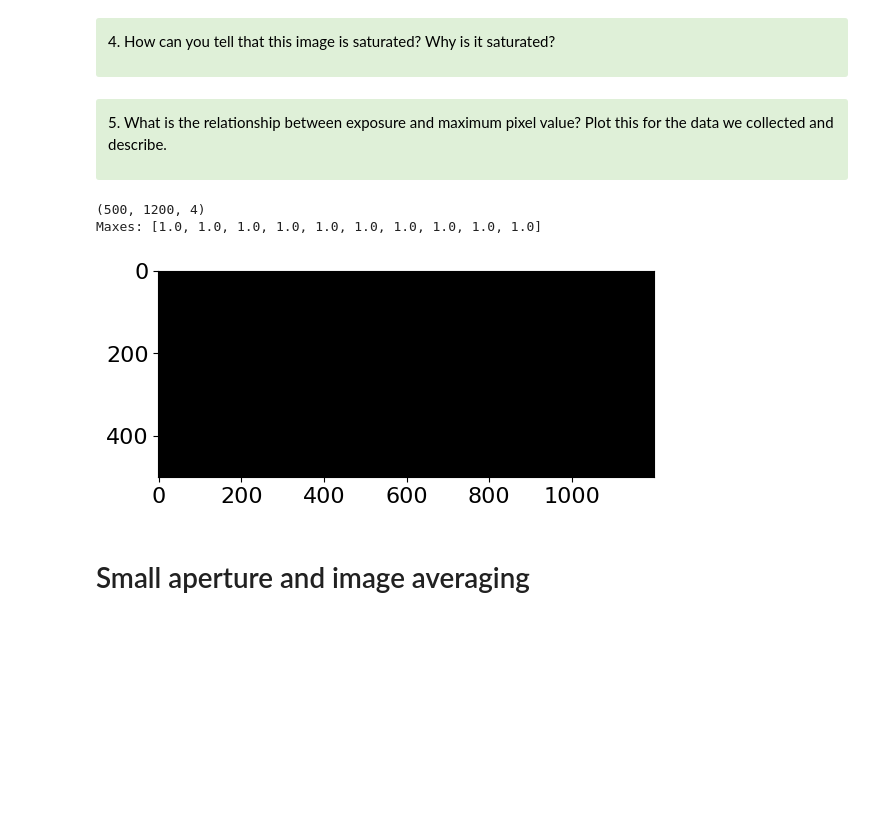
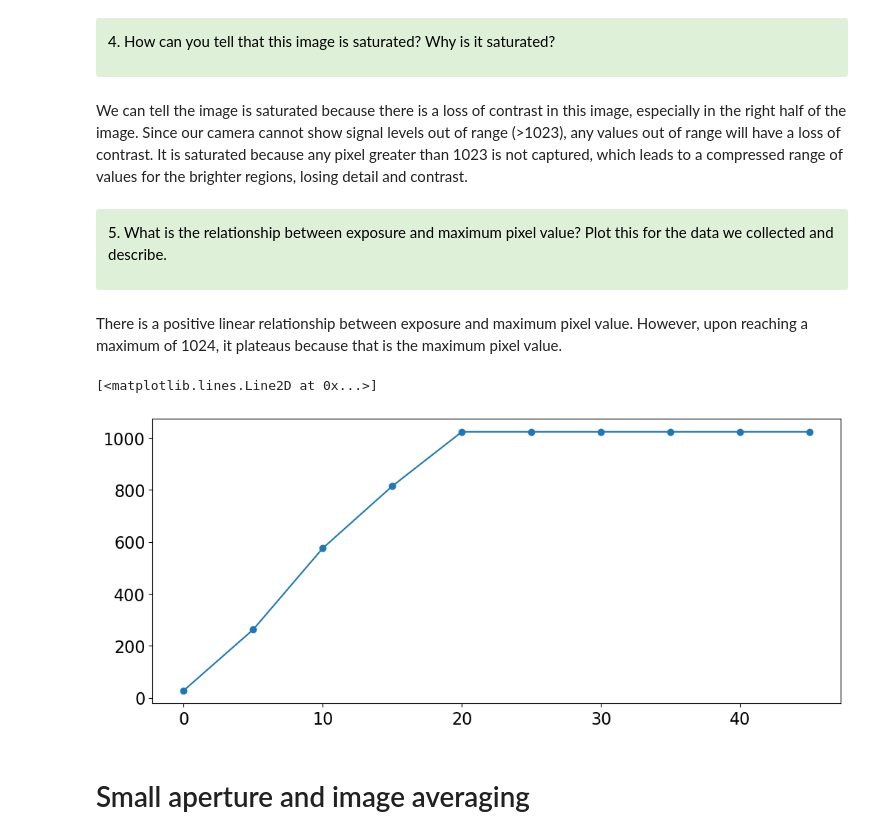
Before and after one commit to lilchromozome/Build_Imager_2025, a Jupyter notebook: Lab1/Lab1 Part1 (Clean).ipynb, the cells around one changed output. Cells and saved outputs as stored; diff of their text form; code cells hidden in the pictures; blank space fills up the shorter version.

```diff
--- a/Lab1/Lab1 Part1 (Clean).ipynb
+++ b/Lab1/Lab1 Part1 (Clean).ipynb
@@ -474,25 +478,25 @@ Image(filename=r'C:\Users\willi\OneDrive - The Webb Schools\Documents\BME Year 3
 <font color='black'> 4. How can you tell that this image is saturated? Why is it saturated?  </font>
 
 </div>
+# %% [markdown]
+We can tell the image is saturated because there is a loss of contrast in this image, especially in the right half of the image. Since our camera cannot show signal levels out of range (>1023), any values out of range will have a loss of contrast. It is saturated because any pixel greater than 1023 is not captured, which leads to a compressed range of values for the brighter regions, losing detail and contrast.
 # %% [markdown]
 <div class="alert alert-block alert-success">
 
 <font color='black'> 5. What is the relationship between exposure and maximum pixel value? Plot this for the data we collected and describe. </font>
 
 </div>
+# %% [markdown]
+There is a positive linear relationship between exposure and maximum pixel value. However, upon reaching a maximum of 1024, it plateaus because that is the maximum pixel value.
 # %%
-path = r"C:\Users\willi\OneDrive - The Webb Schools\Documents\BME Year 3\Build_Imager\Lab1\Ouput 1"
-maxes = [28, ]
+maxes = [28, 263, 576, 815, 1024, 1024, 1024, 1024, 1024, 1024]
+exposures = [0, 5, 10, 15, 20, 25, 30, 35, 40, 45]
 
-# for i in range(0, 46, 5):
-#     img = mpimg.imread(f"{path}\\microscope_image_exposure_{i}.png")
-#     maxes.append(np.max(img))
-
-print("Maxes:", maxes)
+fig, ax = plt.subplots(figsize=(12, 5))
+ax.plot(exposures, maxes, marker='o', linestyle='-')
 # %% [output]
-(500, 1200, 4)
-Maxes: [1.0, 1.0, 1.0, 1.0, 1.0, 1.0, 1.0, 1.0, 1.0, 1.0]
+[<matplotlib.lines.Line2D at 0x...>]
-[figure, old version]
+[figure, new version]
 # %% [markdown]
 # Small aperture and image averaging
 # %% [markdown]
```
Also changed, not shown: parts of 6 cells of this notebook.
